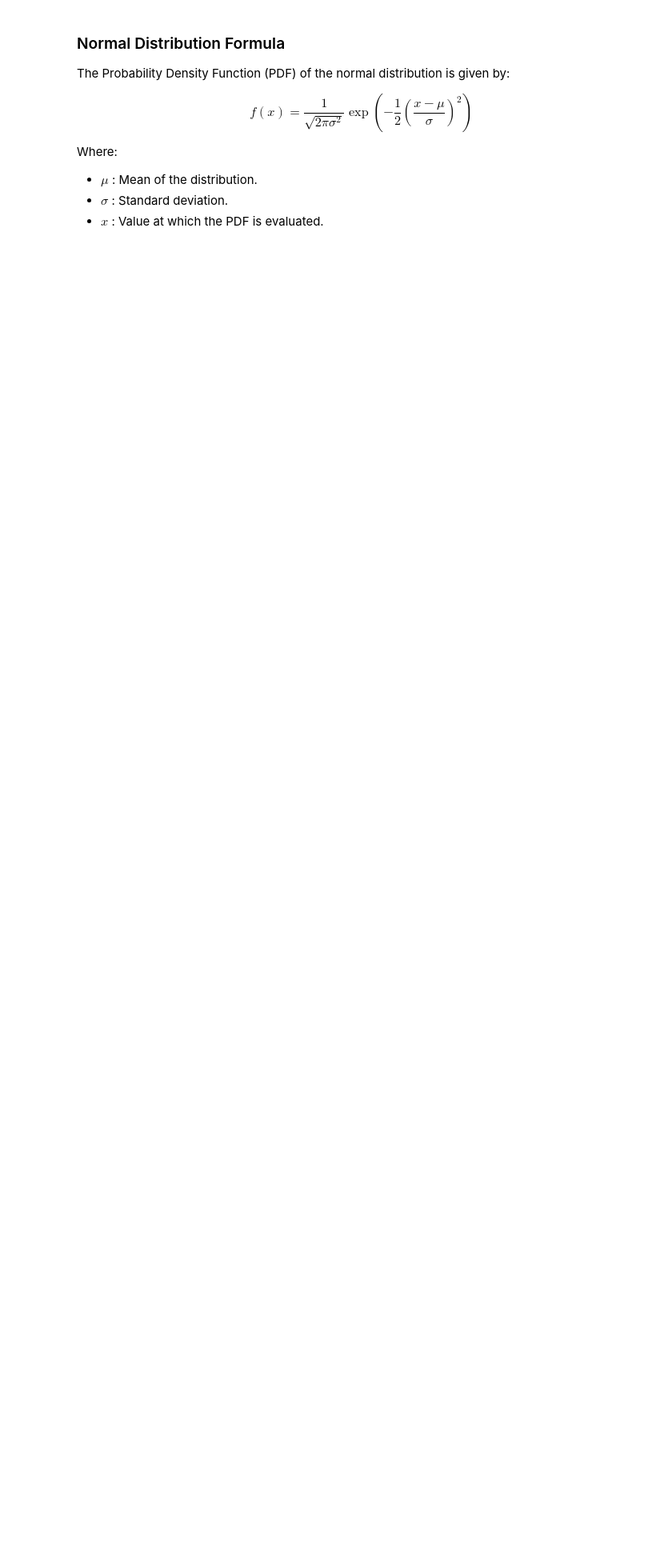
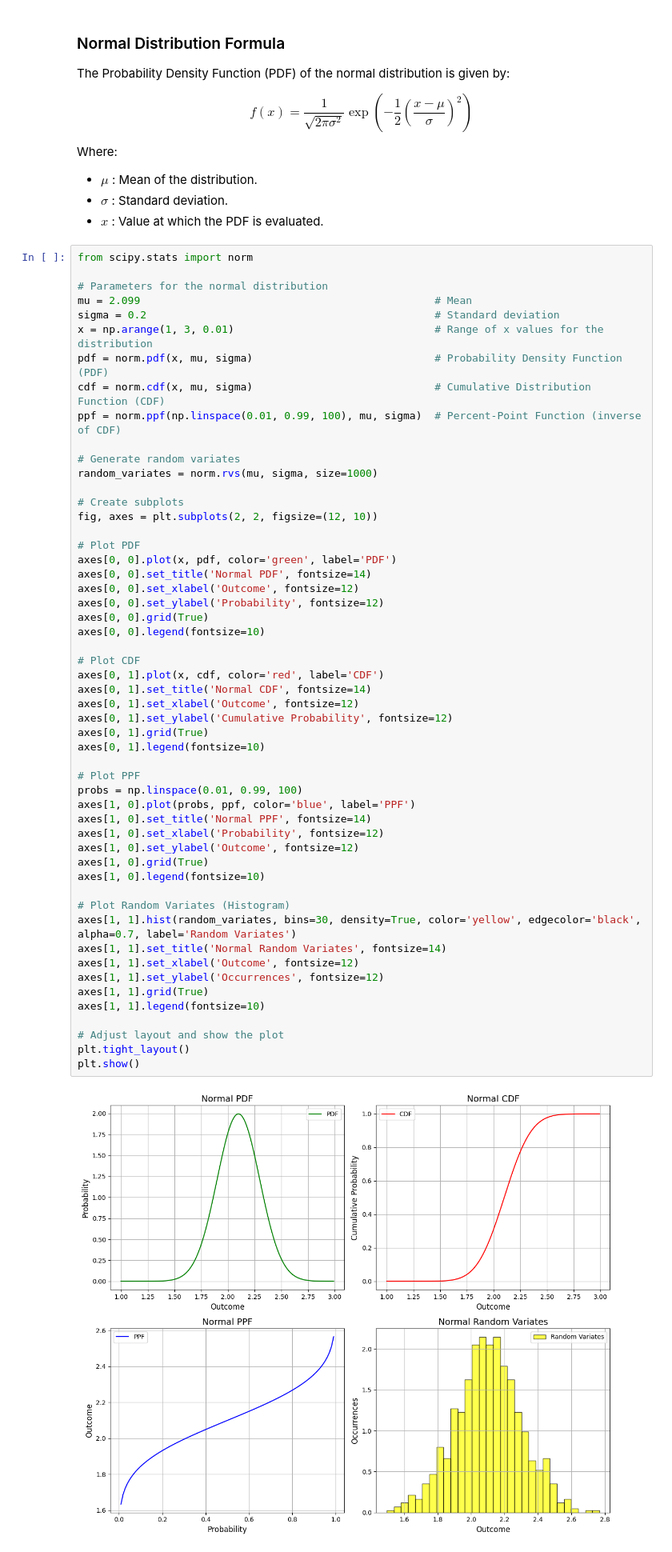
Before and after one commit to LeonardoSMSoares/Data-Analysis-Quick-Reference, a Jupyter notebook: Statistics and Data Visualization with Python/SDVP 02 - Probability and Distributions.ipynb, the cells around one changed output. Shown at 80% size. Saved outputs shown, nothing was run; the diff lists cells and outputs as text; blank space fills up the shorter version.

```diff
--- a/Statistics and Data Visualization with Python/SDVP 02 - Probability and Distributions.ipynb
+++ b/Statistics and Data Visualization with Python/SDVP 02 - Probability and Distributions.ipynb
@@ -730,3 +730,58 @@ Where:
 - $\mu$ : Mean of the distribution.
 - $\sigma$ : Standard deviation.
 - $x$ : Value at which the PDF is evaluated.
+# %%
+from scipy.stats import norm
+
+# Parameters for the normal distribution
+mu = 2.099                                               # Mean
+sigma = 0.2                                              # Standard deviation
+x = np.arange(1, 3, 0.01)                                # Range of x values for the distribution
+pdf = norm.pdf(x, mu, sigma)                             # Probability Density Function (PDF)
+cdf = norm.cdf(x, mu, sigma)                             # Cumulative Distribution Function (CDF)
+ppf = norm.ppf(np.linspace(0.01, 0.99, 100), mu, sigma)  # Percent-Point Function (inverse of CDF)
+
+# Generate random variates
+random_variates = norm.rvs(mu, sigma, size=1000)
+
+# Create subplots
+fig, axes = plt.subplots(2, 2, figsize=(12, 10))
+
+# Plot PDF
+axes[0, 0].plot(x, pdf, color='green', label='PDF')
+axes[0, 0].set_title('Normal PDF', fontsize=14)
+axes[0, 0].set_xlabel('Outcome', fontsize=12)
+axes[0, 0].set_ylabel('Probability', fontsize=12)
+axes[0, 0].grid(True)
+axes[0, 0].legend(fontsize=10)
+
+# Plot CDF
+axes[0, 1].plot(x, cdf, color='red', label='CDF')
+axes[0, 1].set_title('Normal CDF', fontsize=14)
+axes[0, 1].set_xlabel('Outcome', fontsize=12)
+axes[0, 1].set_ylabel('Cumulative Probability', fontsize=12)
+axes[0, 1].grid(True)
+axes[0, 1].legend(fontsize=10)
+
+# Plot PPF
+probs = np.linspace(0.01, 0.99, 100)
+axes[1, 0].plot(probs, ppf, color='blue', label='PPF')
+axes[1, 0].set_title('Normal PPF', fontsize=14)
+axes[1, 0].set_xlabel('Probability', fontsize=12)
+axes[1, 0].set_ylabel('Outcome', fontsize=12)
+axes[1, 0].grid(True)
+axes[1, 0].legend(fontsize=10)
+
+# Plot Random Variates (Histogram)
+axes[1, 1].hist(random_variates, bins=30, density=True, color='yellow', edgecolor='black', alpha=0.7, label='Random Variates')
+axes[1, 1].set_title('Normal Random Variates', fontsize=14)
+axes[1, 1].set_xlabel('Outcome', fontsize=12)
+axes[1, 1].set_ylabel('Occurrences', fontsize=12)
+axes[1, 1].grid(True)
+axes[1, 1].legend(fontsize=10)
+
+# Adjust layout and show the plot
+plt.tight_layout()
+plt.show()
+# %% [output]
+[figure, added]
```
Also changed, not shown: parts of 30 cells of this notebook.
